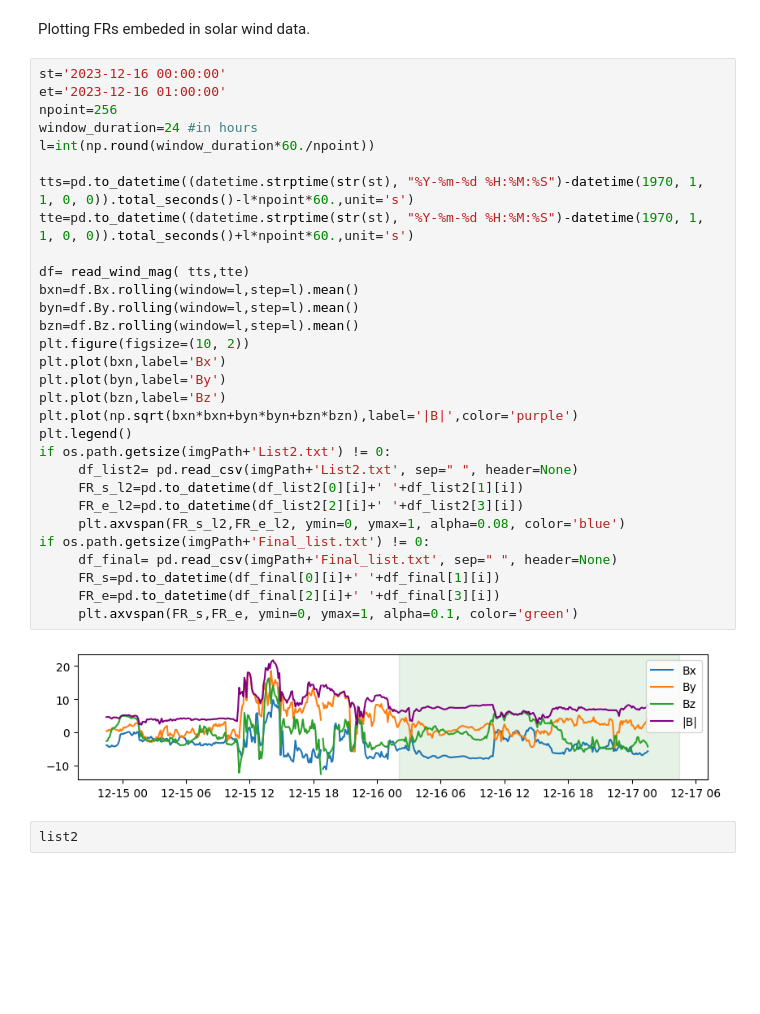
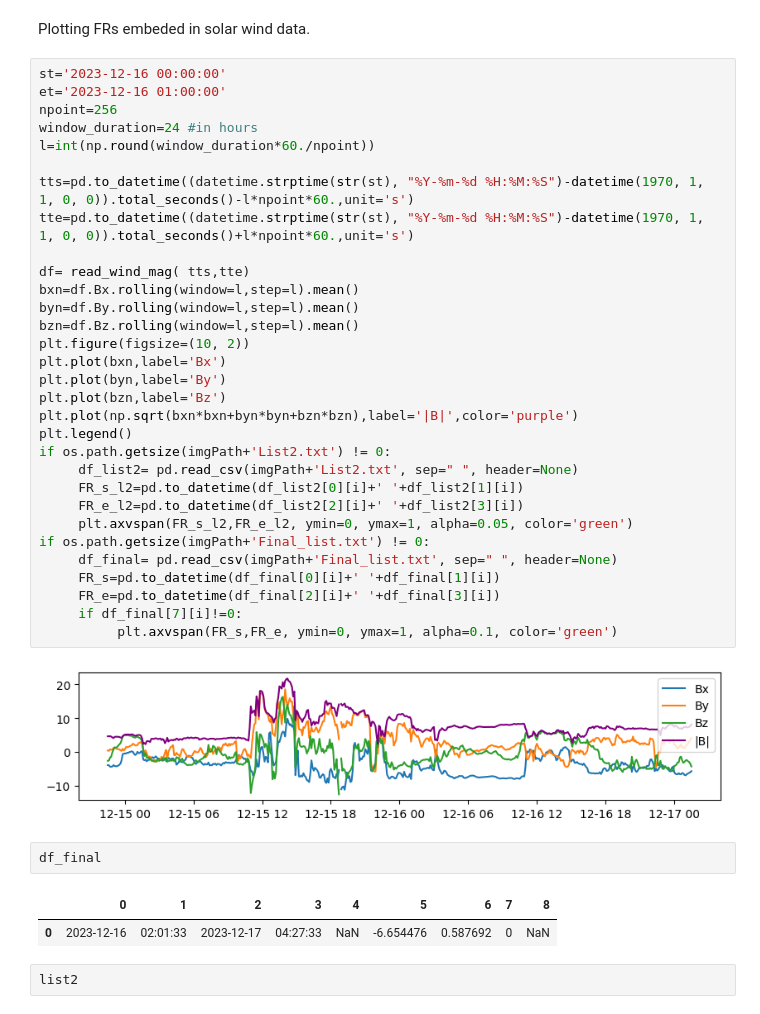
Before and after one commit to spal4532/DeepFRi-and-DicFR, a Jupyter notebook: main.ipynb, the cells around one changed output. Saved outputs shown, nothing was run; the diff lists cells and outputs as text; blank space fills up the shorter version.

```diff
--- a/main.ipynb
+++ b/main.ipynb
@@ -125,35 +125,41 @@ Plotting FRs embeded in solar wind data.
 # %%
 st='2023-12-16 00:00:00'
 et='2023-12-16 01:00:00'
 npoint=256
 window_duration=24 #in hours
 l=int(np.round(window_duration*60./npoint))
 
 tts=pd.to_datetime((datetime.strptime(str(st), "%Y-%m-%d %H:%M:%S")-datetime(1970, 1, 1, 0, 0)).total_seconds()-l*npoint*60.,unit='s')
 tte=pd.to_datetime((datetime.strptime(str(st), "%Y-%m-%d %H:%M:%S")-datetime(1970, 1, 1, 0, 0)).total_seconds()+l*npoint*60.,unit='s')
 
 df= read_wind_mag( tts,tte)
 bxn=df.Bx.rolling(window=l,step=l).mean()
 byn=df.By.rolling(window=l,step=l).mean()
 bzn=df.Bz.rolling(window=l,step=l).mean()
 plt.figure(figsize=(10, 2))
 plt.plot(bxn,label='Bx')
 plt.plot(byn,label='By')
 plt.plot(bzn,label='Bz')
 plt.plot(np.sqrt(bxn*bxn+byn*byn+bzn*bzn),label='|B|',color='purple')
 plt.legend()
 if os.path.getsize(imgPath+'List2.txt') != 0:
      df_list2= pd.read_csv(imgPath+'List2.txt', sep=" ", header=None)
      FR_s_l2=pd.to_datetime(df_list2[0][i]+' '+df_list2[1][i])
      FR_e_l2=pd.to_datetime(df_list2[2][i]+' '+df_list2[3][i])
-     plt.axvspan(FR_s_l2,FR_e_l2, ymin=0, ymax=1, alpha=0.08, color='blue')
+     plt.axvspan(FR_s_l2,FR_e_l2, ymin=0, ymax=1, alpha=0.05, color='green')
 if os.path.getsize(imgPath+'Final_list.txt') != 0:
      df_final= pd.read_csv(imgPath+'Final_list.txt', sep=" ", header=None)
      FR_s=pd.to_datetime(df_final[0][i]+' '+df_final[1][i])
      FR_e=pd.to_datetime(df_final[2][i]+' '+df_final[3][i])
-     plt.axvspan(FR_s,FR_e, ymin=0, ymax=1, alpha=0.1, color='green')
+     if df_final[7][i]!=0:
+          plt.axvspan(FR_s,FR_e, ymin=0, ymax=1, alpha=0.1, color='green')
 # %% [output]
-[figure, old version]
+[figure, new version]
+# %%
+df_final
+# %% [output]
+|  | 0 | 1 | 2 | 3 | 4 | 5 | 6 | 7 | 8 |
+| 0 | 2023-12-16 | 02:01:33 | 2023-12-17 | 04:27:33 | NaN | -6.654476 | 0.587692 | 0 | NaN |
 # %%
 list2
 # %% [output]
```
Also changed, not shown: parts of 2 cells of this notebook.
